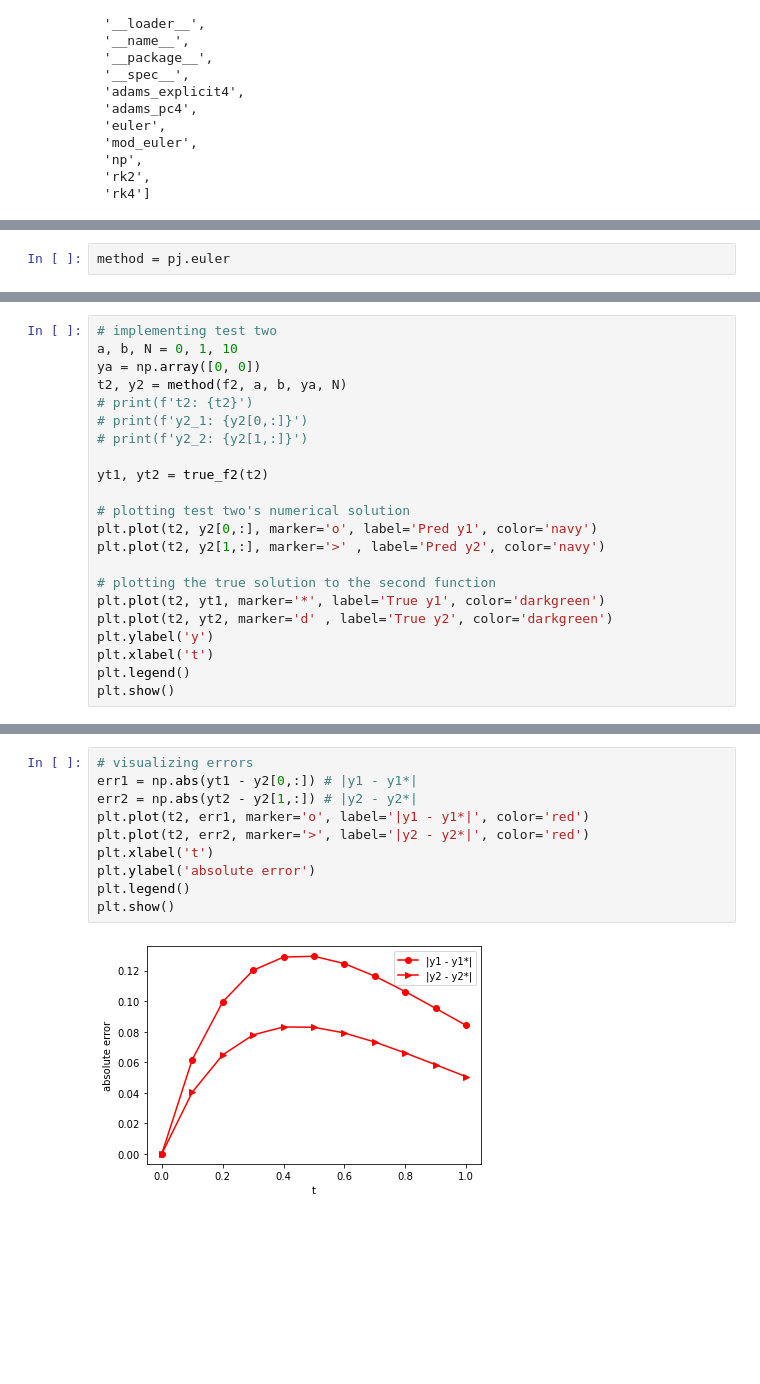
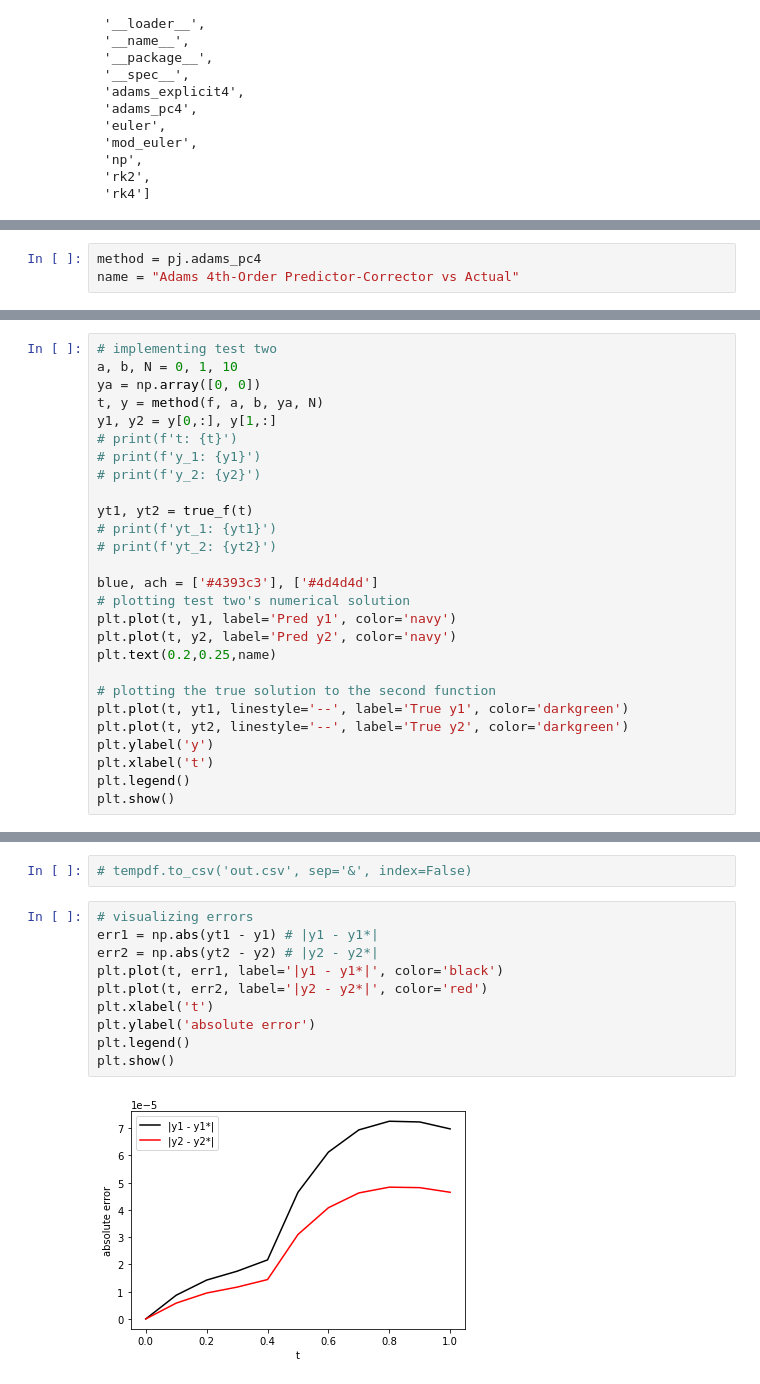
Before and after one commit to annan92419/GaState, a Jupyter notebook: grad_projects/MATH6620 - Numerical Analysis/NumA_test_area.ipynb, the cells around one changed output, grey strips where cells are left out. Cells and saved outputs as stored; diff of their text form; blank space fills up the shorter version.

Commit message:
2 methods left

```diff
--- a/grad_projects/MATH6620 - Numerical Analysis/NumA_test_area.ipynb
+++ b/grad_projects/MATH6620 - Numerical Analysis/NumA_test_area.ipynb
@@ -73,4 +56,5 @@ def true_f2(t):
 
     return (yt1, yt2)
 # %%
-method = pj.euler
+method = pj.adams_pc4
+name = "Adams 4th-Order Predictor-Corrector vs Actual"
@@ -107,20 +62,25 @@ plt.show()
 # implementing test two
 a, b, N = 0, 1, 10
 ya = np.array([0, 0])
-t2, y2 = method(f2, a, b, ya, N)
-# print(f't2: {t2}')
-# print(f'y2_1: {y2[0,:]}')
-# print(f'y2_2: {y2[1,:]}')
+t, y = method(f, a, b, ya, N)
+y1, y2 = y[0,:], y[1,:]
+# print(f't: {t}')
+# print(f'y_1: {y1}')
+# print(f'y_2: {y2}')
 
-yt1, yt2 = true_f2(t2)
+yt1, yt2 = true_f(t)
+# print(f'yt_1: {yt1}')
+# print(f'yt_2: {yt2}')
 
+blue, ach = ['#4393c3'], ['#4d4d4d']
 # plotting test two's numerical solution
-plt.plot(t2, y2[0,:], marker='o', label='Pred y1', color='navy')
-plt.plot(t2, y2[1,:], marker='>' , label='Pred y2', color='navy')
+plt.plot(t, y1, label='Pred y1', color='navy')
+plt.plot(t, y2, label='Pred y2', color='navy')
+plt.text(0.2,0.25,name)
 
 # plotting the true solution to the second function
-plt.plot(t2, yt1, marker='*', label='True y1', color='darkgreen')
-plt.plot(t2, yt2, marker='d' , label='True y2', color='darkgreen')
+plt.plot(t, yt1, linestyle='--', label='True y1', color='darkgreen')
+plt.plot(t, yt2, linestyle='--', label='True y2', color='darkgreen')
 plt.ylabel('y')
 plt.xlabel('t')
 plt.legend()
@@ -130,12 +104,14 @@ plt.show()
+# %%
+# tempdf.to_csv('out.csv', sep='&', index=False)
 # %%
 # visualizing errors
-err1 = np.abs(yt1 - y2[0,:]) # |y1 - y1*|
-err2 = np.abs(yt2 - y2[1,:]) # |y2 - y2*|
-plt.plot(t2, err1, marker='o', label='|y1 - y1*|', color='red')
-plt.plot(t2, err2, marker='>', label='|y2 - y2*|', color='red')
+err1 = np.abs(yt1 - y1) # |y1 - y1*|
+err2 = np.abs(yt2 - y2) # |y2 - y2*|
+plt.plot(t, err1, label='|y1 - y1*|', color='black')
+plt.plot(t, err2, label='|y2 - y2*|', color='red')
 plt.xlabel('t')
 plt.ylabel('absolute error')
 plt.legend()
 plt.show()
 # %% [output]
-[figure, old version]
+[figure, new version]
```
Also changed, not shown: parts of 7 cells of this notebook, 35 other files.
